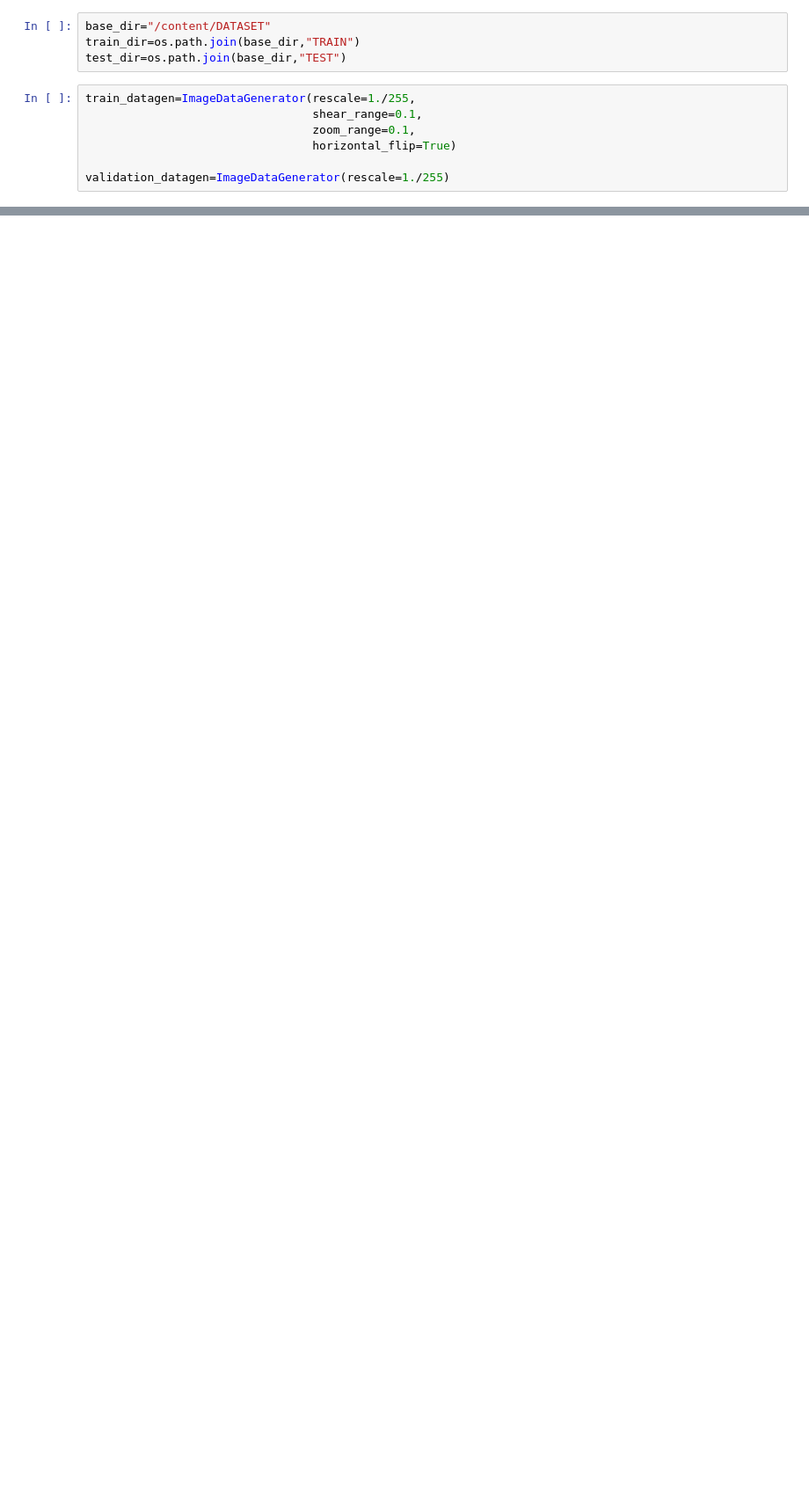
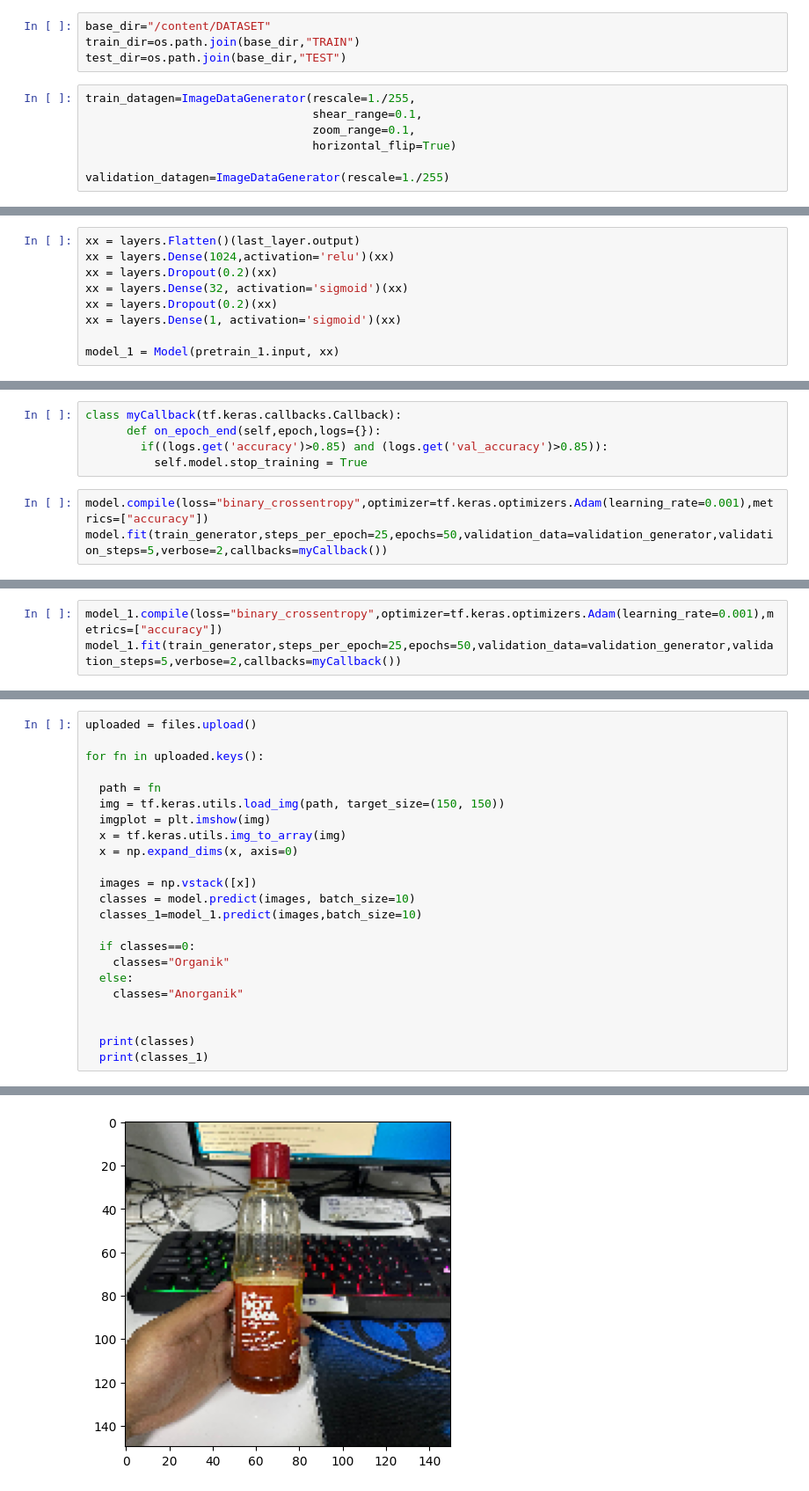
Before and after one commit to dansecret/ProjectCapstone, a Jupyter notebook: ProjectCapstone.ipynb, the cells around one changed output, grey strips where cells are left out. Shown at 88% size. Saved outputs shown, nothing was run; the diff lists cells and outputs as text; blank space fills up the shorter version.

Commit message:
add model,train data, and test

```diff
--- a/ProjectCapstone.ipynb
+++ b/ProjectCapstone.ipynb
@@ -80,0 +114,9 @@ model = tf.keras.models.Sequintal([
+# %%
+xx = layers.Flatten()(last_layer.output)
+xx = layers.Dense(1024,activation='relu')(xx)
+xx = layers.Dropout(0.2)(xx)
+xx = layers.Dense(32, activation='sigmoid')(xx)
+xx = layers.Dropout(0.2)(xx)
+xx = layers.Dense(1, activation='sigmoid')(xx)
+
+model_1 = Model(pretrain_1.input, xx)
@@ -80,0 +129,8 @@ model = tf.keras.models.Sequintal([
+# %%
+class myCallback(tf.keras.callbacks.Callback):
+      def on_epoch_end(self,epoch,logs={}):
+        if((logs.get('accuracy')>0.85) and (logs.get('val_accuracy')>0.85)):
+          self.model.stop_training = True
+# %%
+model.compile(loss="binary_crossentropy",optimizer=tf.keras.optimizers.Adam(learning_rate=0.001),metrics=["accuracy"])
+model.fit(train_generator,steps_per_epoch=25,epochs=50,validation_data=validation_generator,validation_steps=5,verbose=2,callbacks=myCallback())
@@ -80,0 +156,3 @@ model = tf.keras.models.Sequintal([
+# %%
+model_1.compile(loss="binary_crossentropy",optimizer=tf.keras.optimizers.Adam(learning_rate=0.001),metrics=["accuracy"])
+model_1.fit(train_generator,steps_per_epoch=25,epochs=50,validation_data=validation_generator,validation_steps=5,verbose=2,callbacks=myCallback())
@@ -80,0 +182,24 @@ model = tf.keras.models.Sequintal([
+# %%
+uploaded = files.upload()
+
+for fn in uploaded.keys():
+
+  path = fn
+  img = tf.keras.utils.load_img(path, target_size=(150, 150))
+  imgplot = plt.imshow(img)
+  x = tf.keras.utils.img_to_array(img)
+  x = np.expand_dims(x, axis=0)
+
+  images = np.vstack([x])
+  classes = model.predict(images, batch_size=10)
+  classes_1=model_1.predict(images,batch_size=10)
+
+  if classes==0:
+    classes="Organik"
+  else:
+    classes="Anorganik"
+
+
+  print(classes)
+  print(classes_1)
+# %% [output]
@@ -80,0 +212 @@ model = tf.keras.models.Sequintal([
+[figure, added]
```
Also changed, not shown: parts of 19 cells of this notebook.
